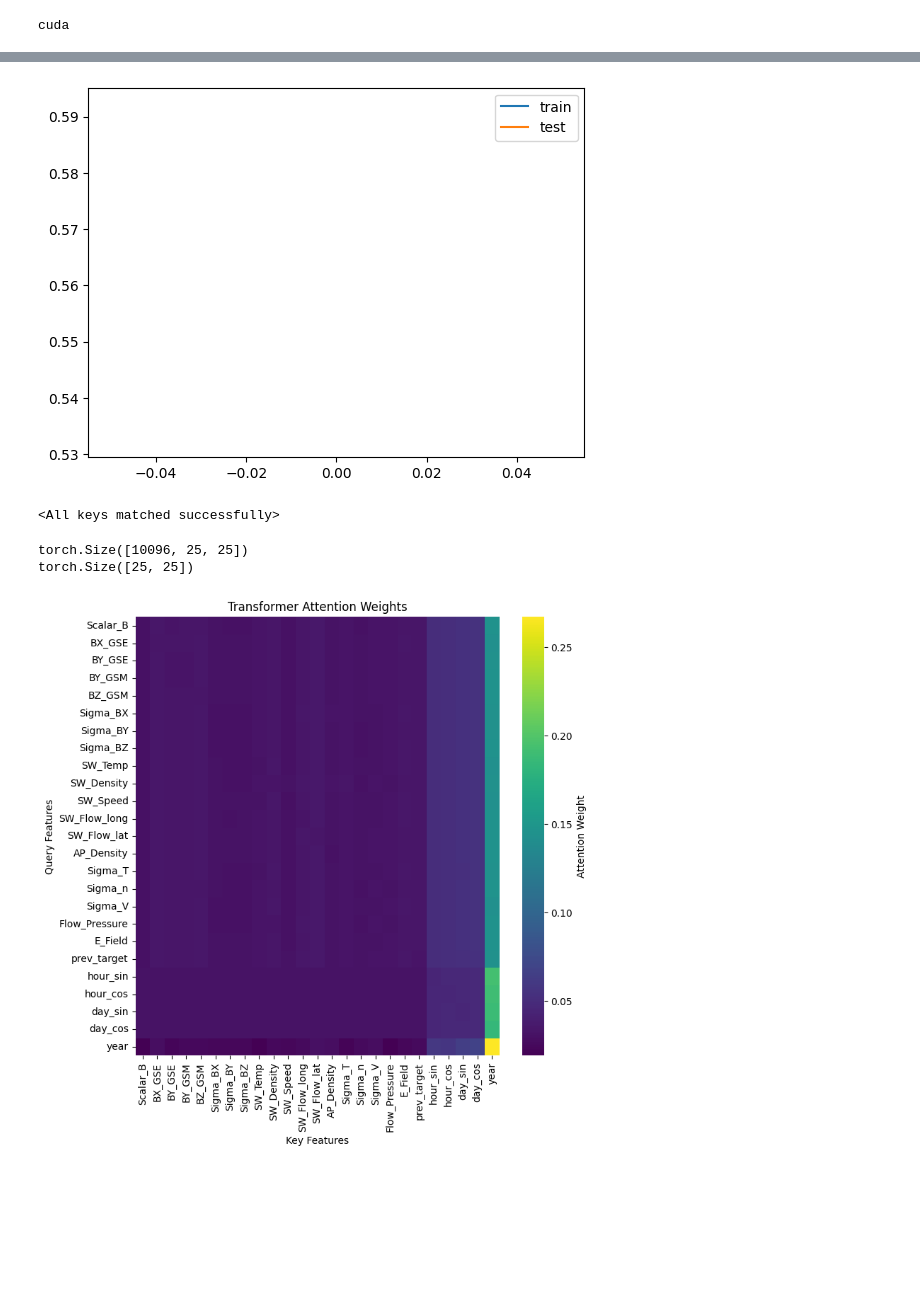
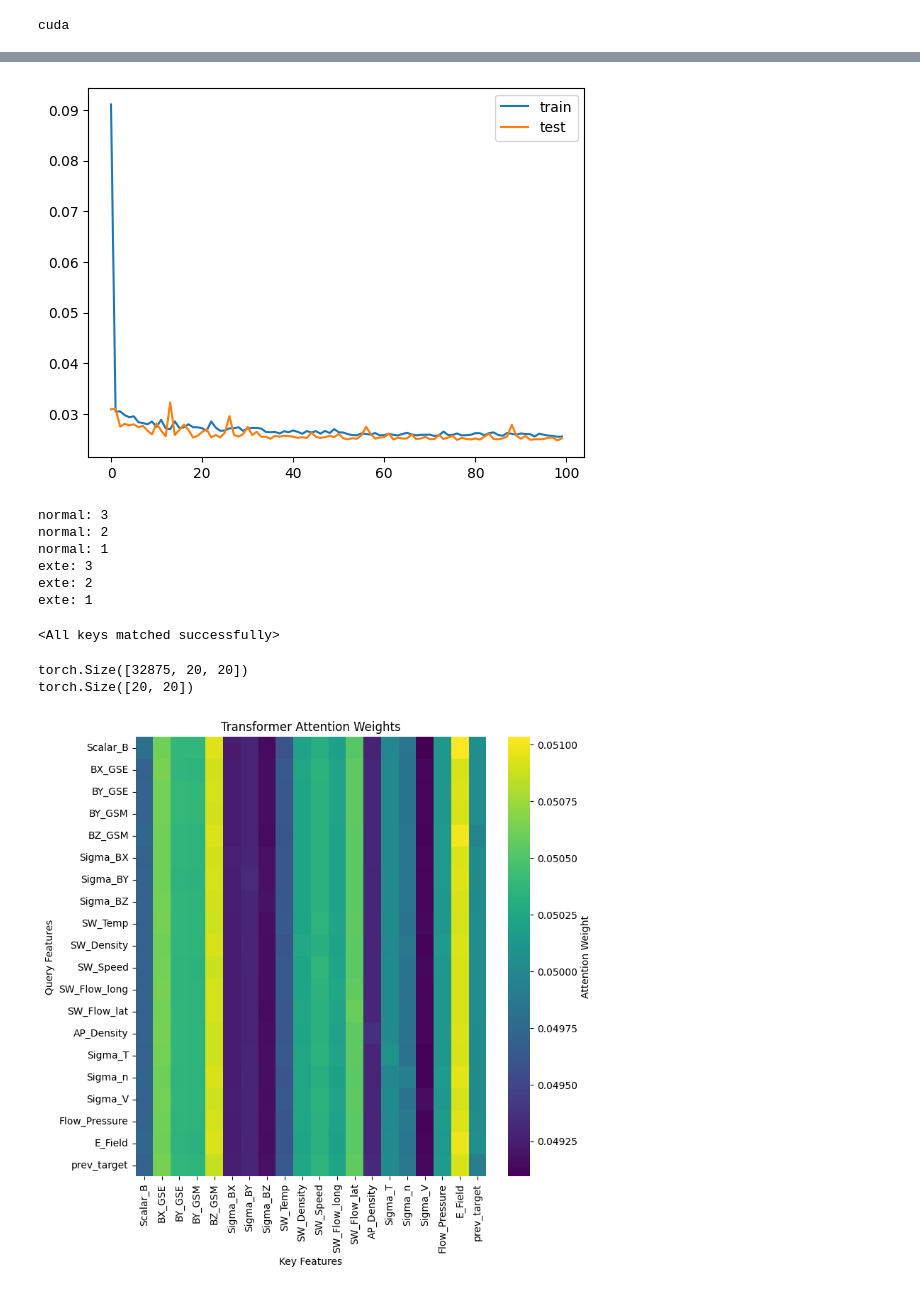
Before and after one commit to FalightSK/SpaceScienceXAI, a Jupyter notebook: experiment.ipynb, the cells around one changed output, grey strips where cells are left out. Drawn from its saved outputs; the diff is of its cells as text; code cells hidden in the pictures; blank space fills up the shorter version.

```diff
--- a/experiment.ipynb
+++ b/experiment.ipynb
@@ -73,7 +73,8 @@ dataset = TabularDataset(
     target_col=target_col,
     context_cols=context_cols,
     numerical_features_info=numerical_features_info,
-    outlier_removal=True
+    outlier_removal=True,
+    outlier_std_threshold=3
 )
 # %%
 batch_size = 72
@@ -89,7 +90,7 @@ config_path = r"./exper.json"
 context_cols = {"time": "time"}
 embedding = ContextEncoder(context_cols, config_path)
 # model = SpecialTransformer(config_path)
-model = EmbedingSpecialTransformer(config_path)
+model = IntegralSpecialTransformer(config_path, num_features, 5)
 # %%
 sample = next(iter(train_loader))
 
@@ -139,5 +140,5 @@ for param in embedding.parameters():
 # %%
-num_epochs = 1
+num_epochs = 100
 best_val_loss = float('inf')
 train_losses = []  # Store training losses
 val_losses = []    # Store validation losses
@@ -197,7 +198,7 @@ for epoch in tqdm(range(1, num_epochs+1)):
         best_val_loss = epoch_val_loss
         torch.save({"model_state_dict": model.state_dict(), "context_encoder": embedding.state_dict()}, r"./weights/best.pth")
 
-    if epoch%2 == 0 or epoch == 1:
+    if epoch%5 == 0 or epoch == 1:
         print(f"Train || epoch {epoch} train loss: {epoch_train_loss}")
         print(f"Validate || epoch {epoch} val loss: {epoch_val_loss}")
         print(f"Running learning rate {optimizer.param_groups[0]["lr"]}")
@@ -211,26 +246,35 @@ plt.plot(range(len(val_losses)), val_losses, label="test")
 plt.legend()
 plt.show()
 # %% [output]
-[figure, old version]
+[figure, new version]
 # %%
-test_loader = create_dataloader(test_dataset, batch_size=10096)
+test_loader = create_dataloader(test_dataset, batch_size=len(test_dataset), shuffle=False)
 # %%
 inputs_set = {"normal": [], "exte": []}
 normal_count = 3
 exterem_count = 3
-for batches in train_loader:
+for batches in test_loader:
     # print(batches["features"].mean())
 
-    if normal_count > 0 and batches["features"].mean() < 0.05:
+    if normal_count > 0 and batches["target"].mean() < 1 and batches["target"].mean() > -1:
         inputs_set["normal"].append(batches["features"])
+        print("normal:", normal_count)
         normal_count -= 1
 
-    elif exterem_count > 0 and batches["features"].mean() > 0.05:
+    elif exterem_count > 0 and (batches["target"].mean() > 2 or batches["target"].mean() < -2):
         inputs_set["exte"].append(batches["features"])
+        print("exte:", exterem_count)
         exterem_count -= 1
 
     if normal_count == 0 and exterem_count == 0:
         break
+# %% [output]
+normal: 3
+normal: 2
+normal: 1
+exte: 3
+exte: 2
+exte: 1
 # %%
 weights = torch.load("./weights/best.pth", weights_only=False)
 model.load_state_dict(weights["model_state_dict"])
@@ -239,33 +283,24 @@ embedding.load_state_dict(weights["context_encoder"])
 <All keys matched successfully>
 # %%
 model.eval()  # Put the model in evaluation mode
-embedding.eval()
-# with torch.no_grad():  # Disable gradient calculations
-#     #features = inputs_set["exte"][2].to(device)
-#     features = next(iter(test_loader))["features"].to(device)
-#     attention_weights = model.get_attention_weights(features.unsqueeze_(dim=-1))
-
 with torch.no_grad():  # Disable gradient calculations
-    batches = next(iter(test_loader))
-    features = batches["features"].to(device)
-    input_context = torch.tensor(np.array([v.cpu().numpy() for k, v in batches["context"].items()]))
-    input_context = input_context.to(device)
-    context = embedding(input_context)
-    attention_weights = model.get_attention_weights(features.unsqueeze_(dim=-1), context)
+    #features = inputs_set["normal"][1].to(device)
+    features = next(iter(test_loader))["features"].to(device)
+    attention_weights = model.get_attention_weights(features.unsqueeze_(dim=-1))
 
 print(attention_weights[0].size())
 average_attention = torch.mean(torch.concat(attention_weights, dim=0), dim=0)
 print(average_attention.size())
 
 single_batch_attention = average_attention.cpu().numpy()  # Single batch
 
 # --- Create Feature Labels (IMPORTANT) ---
-feature_cols.extend(["hour_sin", "hour_cos", "day_sin", "day_cos", "year"])
+# feature_cols.extend(["hour_sin", "hour_cos", "day_sin", "day_cos", "year"])
 feature_names = [feature_cols[i] for i in range(single_batch_attention.shape[1])]  # Replace with YOUR feature names if available
 
 # --- Visualize the Heatmap ---
 plot_attention_heatmap(single_batch_attention, feature_names, figsize=(8, 8))
 # %% [output]
-torch.Size([10096, 25, 25])
-torch.Size([25, 25])
+torch.Size([32875, 20, 20])
+torch.Size([20, 20])
-[figure, old version]
+[figure, new version]
```
Also changed, not shown: parts of 5 cells of this notebook, 3 other files.
